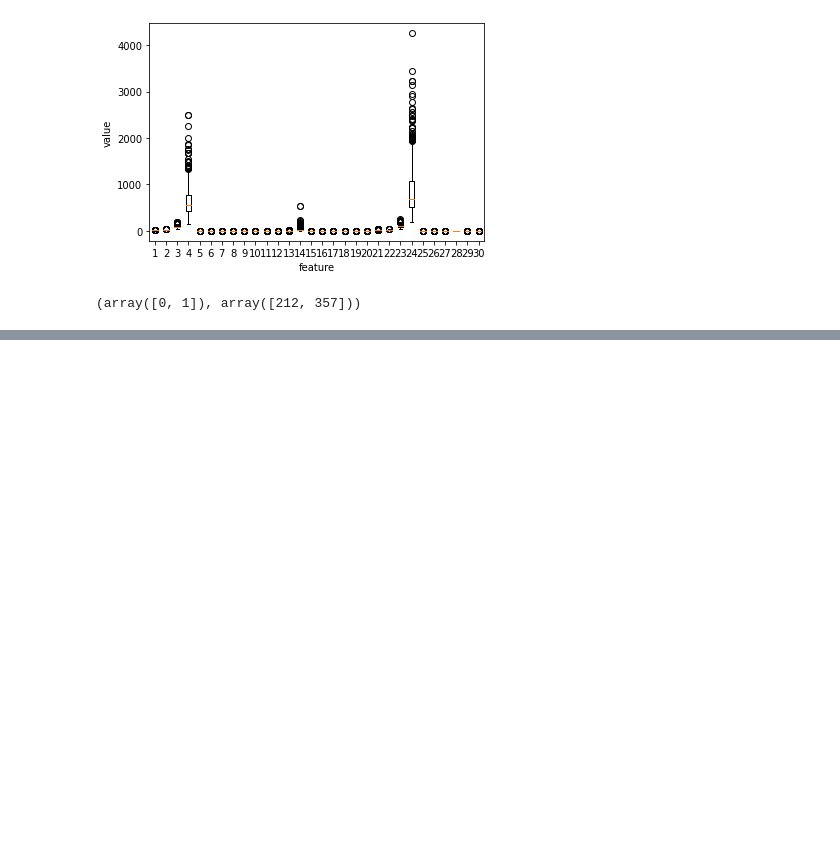
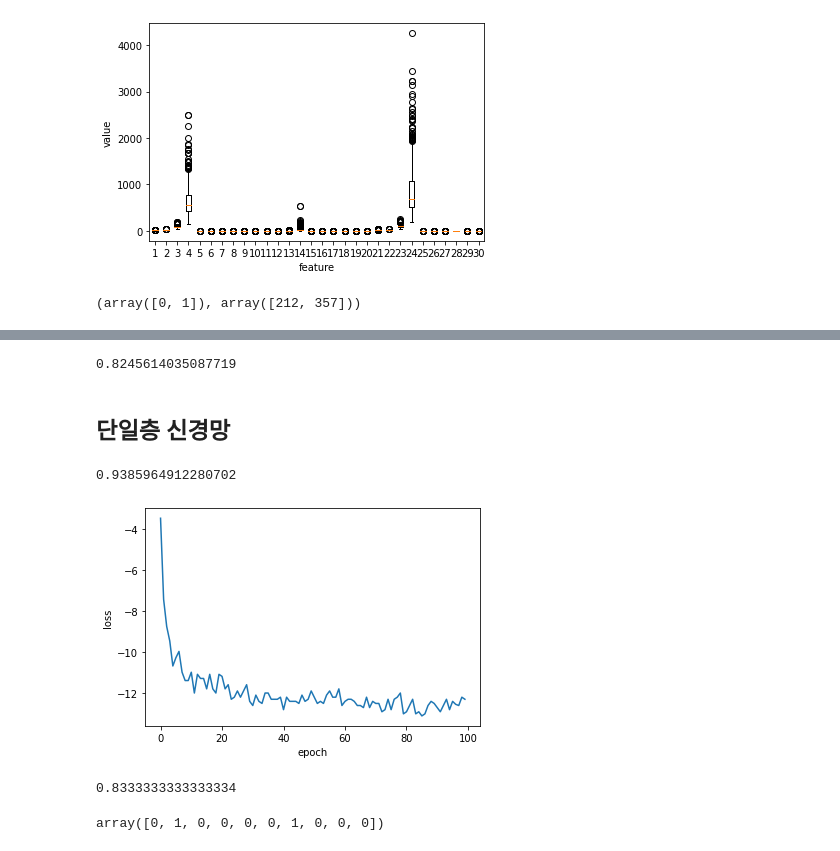
Before and after one commit to Dltmd202/DeepLearningStudy, a Jupyter notebook: DeepLearning.ipynb, the cells around one changed output, grey strips where cells are left out. Cells and saved outputs as stored; diff of their text form; code cells hidden in the pictures; blank space fills up the shorter version.

Commit message:
SingleLayer

```diff
--- a/DeepLearning.ipynb
+++ b/DeepLearning.ipynb
@@ -55,7 +55,7 @@ from sklearn.datasets import load_breast_cancer
 from sklearn.model_selection import train_test_split
 cancer = load_breast_cancer()
 x = cancer.data
-y = cacner.target
+y = cancer.target
 x_train, x_test , y_train , y_test = train_test_split(x,y, stratify = y , test_size=0.2 , random_state=42)
 # %%
 import matplotlib.pyplot as plt
@@ -74,0 +114,10 @@ np.unique(cancer.target,return_counts=True)
+# %%
+neuron = LogisticNeuron()
+neuron.fit(x_train , y_train)
+# %%
+#Test result of LogisticNeuron
+np.mean(neuron.predict(x_test)== y_test )
+# %% [output]
+0.8245614035087719
+# %% [markdown]
+## 단일층 신경망
@@ -74,0 +170,25 @@ np.unique(cancer.target,return_counts=True)
+# %%
+layer = SingleLayer()
+layer.fit(x_train , y_train)
+layer.score(x_test , y_test)
+# %% [output]
+0.9385964912280702
+# %%
+plt.plot(layer.losses)
+plt.xlabel('epoch')
+plt.ylabel('loss')
+plt.show()
+# %% [output]
+[figure, added]
+# %%
+from sklearn.linear_model import SGDClassifier
+
+sgd = SGDClassifier(loss='log',max_iter=100 , tol=1e-3 , random_state=42)
+sgd.fit(x_train , y_train)
+sgd.score(x_test , y_test)
+# %% [output]
+0.8333333333333334
+# %%
+sgd.predict(x_test[0:10])
+# %% [output]
+array([0, 1, 0, 0, 0, 0, 1, 0, 0, 0])
```
Also changed, not shown: parts of 2 cells of this notebook.
